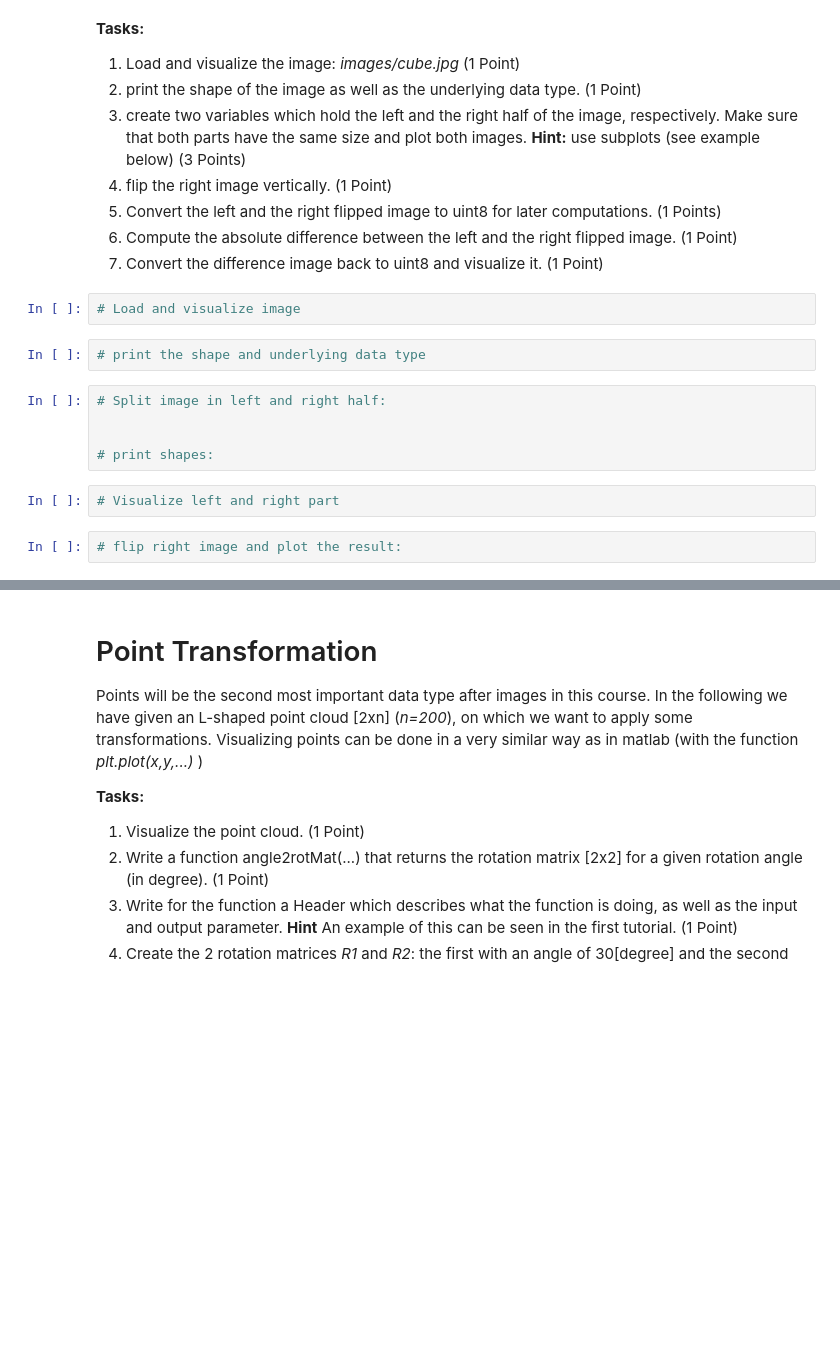
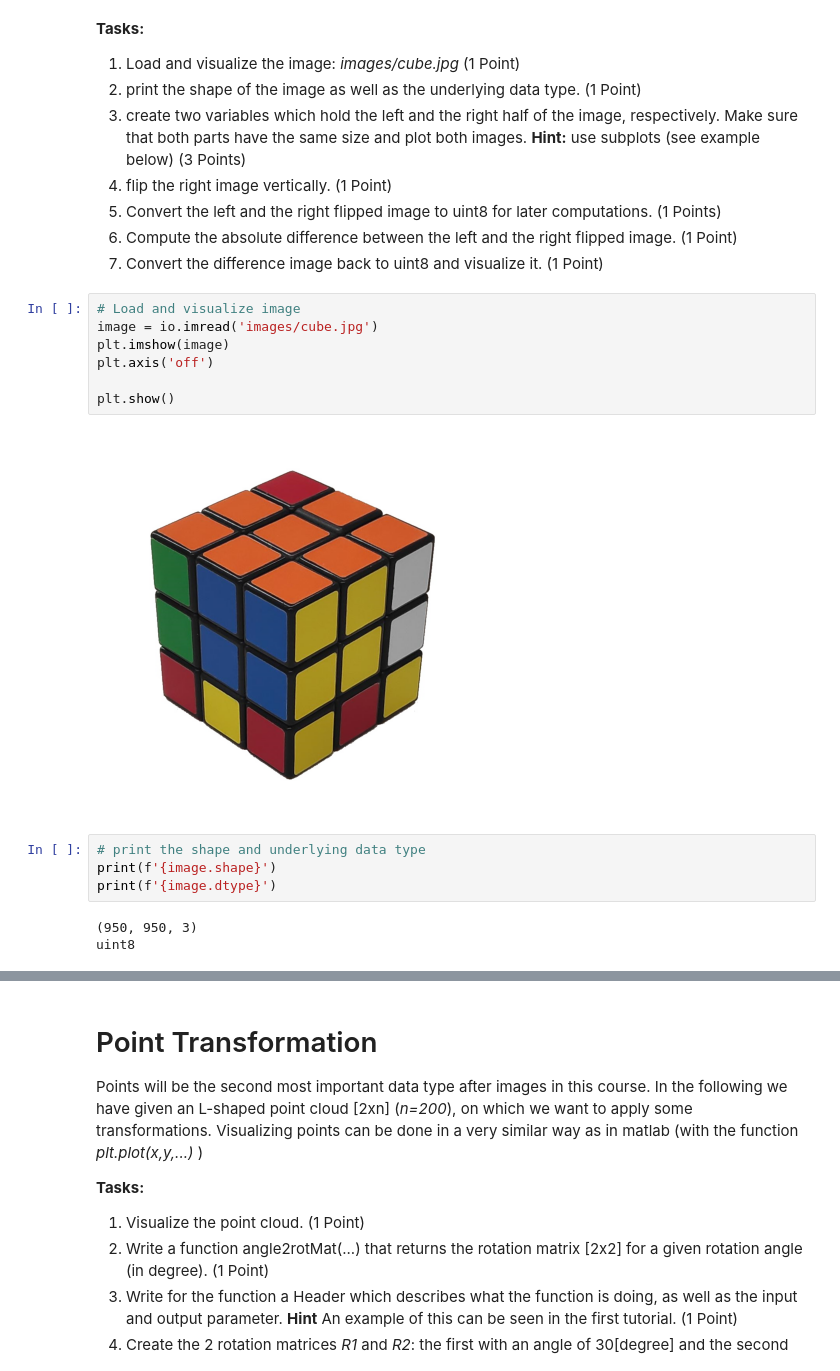
Before and after one commit to ArturKosma/Learning, a Jupyter notebook: jupyter/photogrammetry/photogrammetry_exercise_02.ipynb, the cells around one changed output, grey strips where cells are left out. Saved outputs shown, nothing was run; the diff lists cells and outputs as text; blank space fills up the shorter version.

```diff
--- a/jupyter/photogrammetry/photogrammetry_exercise_02.ipynb
+++ b/jupyter/photogrammetry/photogrammetry_exercise_02.ipynb
@@ -45,16 +96,19 @@ An image in python is typically represented as a 3 dimensional numpy array *(row
 5. Convert the left and the right flipped image to uint8 for later computations.  (1 Points)
 6. Compute the absolute difference between the left and the right flipped image. (1 Point)
 7. Convert the difference image back to uint8 and visualize it. (1 Point)
-# %%
-# Load and visualize image
+# %%
+# Load and visualize image
+image = io.imread('images/cube.jpg')
+plt.imshow(image)
+plt.axis('off')
+
+plt.show()
+# %% [output]
+[figure, added]
 # %%
 # print the shape and underlying data type
+print(f'{image.shape}')
+print(f'{image.dtype}')
+# %% [output]
+(950, 950, 3)
+uint8
-# %%
-# Split image in left and right half:
-
-
-# print shapes:
-# %%
-# Visualize left and right part
-# %%
-# flip right image and plot the result:
```
Also changed, not shown: parts of 29 cells of this notebook, 1 other file.
